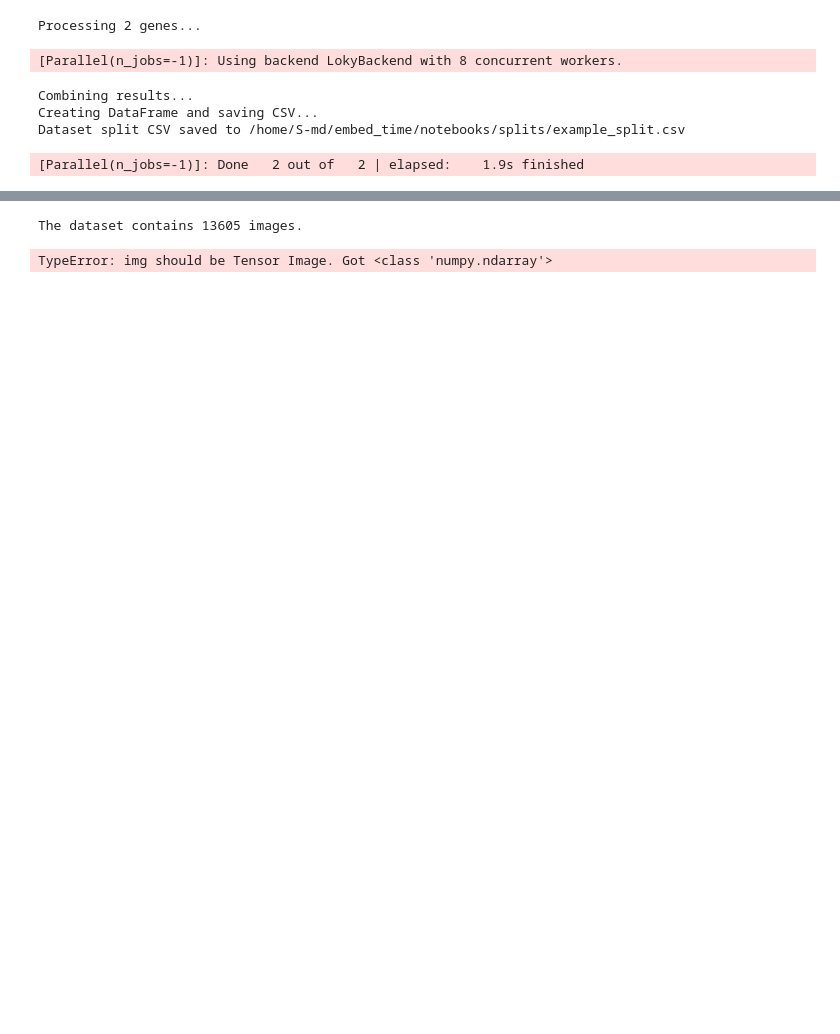
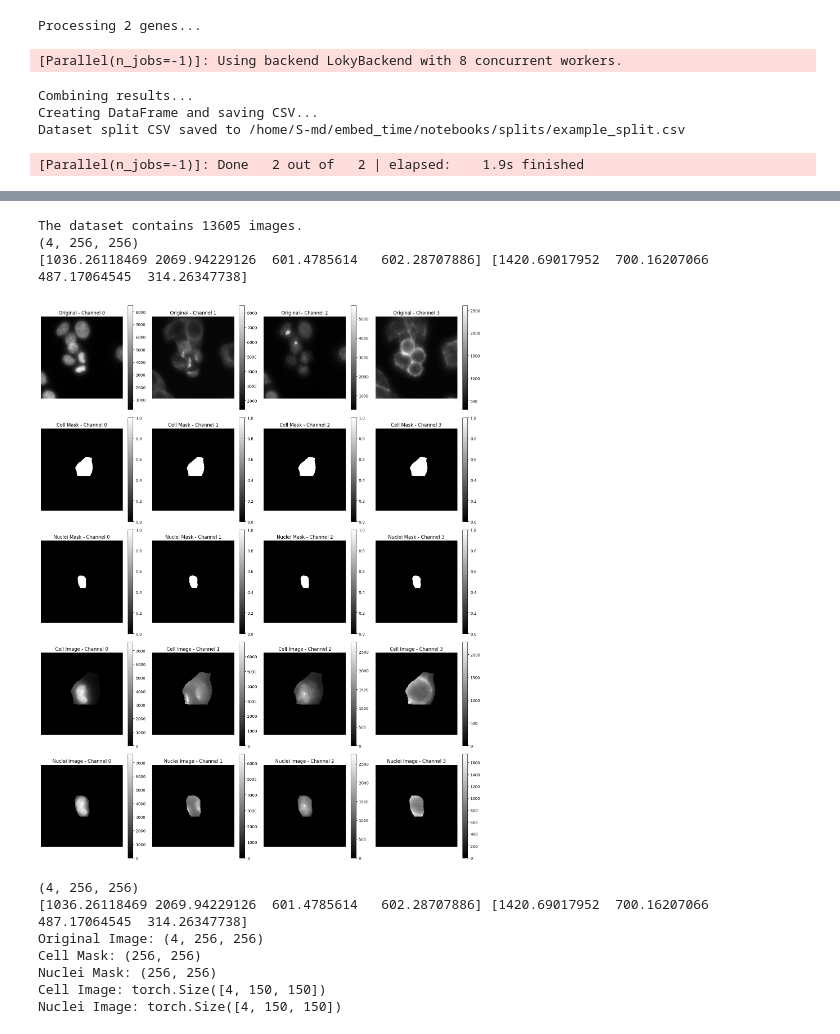
Before and after one commit to Cryaaa/embed_time, a Jupyter notebook: notebooks/dataset_static.ipynb, the cells around one changed output, grey strips where cells are left out. Cells and saved outputs as stored; diff of their text form; code cells hidden in the pictures; blank space fills up the shorter version.

```diff
--- a/notebooks/dataset_static.ipynb
+++ b/notebooks/dataset_static.ipynb
@@ -169,31 +197,40 @@ ValueError: Quantiles have not been computed. Call compute_quantiles() first.
 # %%
 # Usage example:
 parent_dir = '/mnt/efs/dlmbl/S-md/'
 csv_file = '/home/S-md/embed_time/notebooks/splits/example_split.csv'
 split = 'train'
 channels = [0, 1, 2, 3]
 cell_cycle_stages = 'interphase'
 mask = "masks"
-normalizations = transforms.Compose([
-    transforms.Normalize(mean=[0.5], std=[0.5]),
-    transforms.CenterCrop(150)
+normalizations = v2.Compose([
+    v2.ToTensor(),
+    v2.CenterCrop(150),
 ])
 interpolations = None
 
 # Create the dataset
 dataset = ZarrCellDataset(parent_dir, csv_file, split, channels, mask, normalizations, interpolations)
 
 # Print the number of images and shapes of the data
 print(f"The dataset contains {len(dataset)} images.")
 
 # Plot the first image (index 0)
 plot_cell_data(dataset.__getitem__(42))
 
 # Print the shapes of the data for the first image
 print_cell_data_shapes(dataset.__getitem__(42))
 # %% [output]
 The dataset contains 13605 images.
+(4, 256, 256)
+[1036.26118469 2069.94229126  601.4785614   602.28707886] [1420.69017952  700.16207066  487.17064545  314.26347738]
+[figure, added]
-TypeError: img should be Tensor Image. Got <class 'numpy.ndarray'>
+(4, 256, 256)
+[1036.26118469 2069.94229126  601.4785614   602.28707886] [1420.69017952  700.16207066  487.17064545  314.26347738]
+Original Image: (4, 256, 256)
+Cell Mask: (256, 256)
+Nuclei Mask: (256, 256)
+Cell Image: torch.Size([4, 150, 150])
+Nuclei Image: torch.Size([4, 150, 150])
 # %%
 # Define the metadata keys
 metadata_keys = ['gene', 'barcode', 'stage']
```
Also changed, not shown: parts of 4 cells of this notebook, 2 other files.
